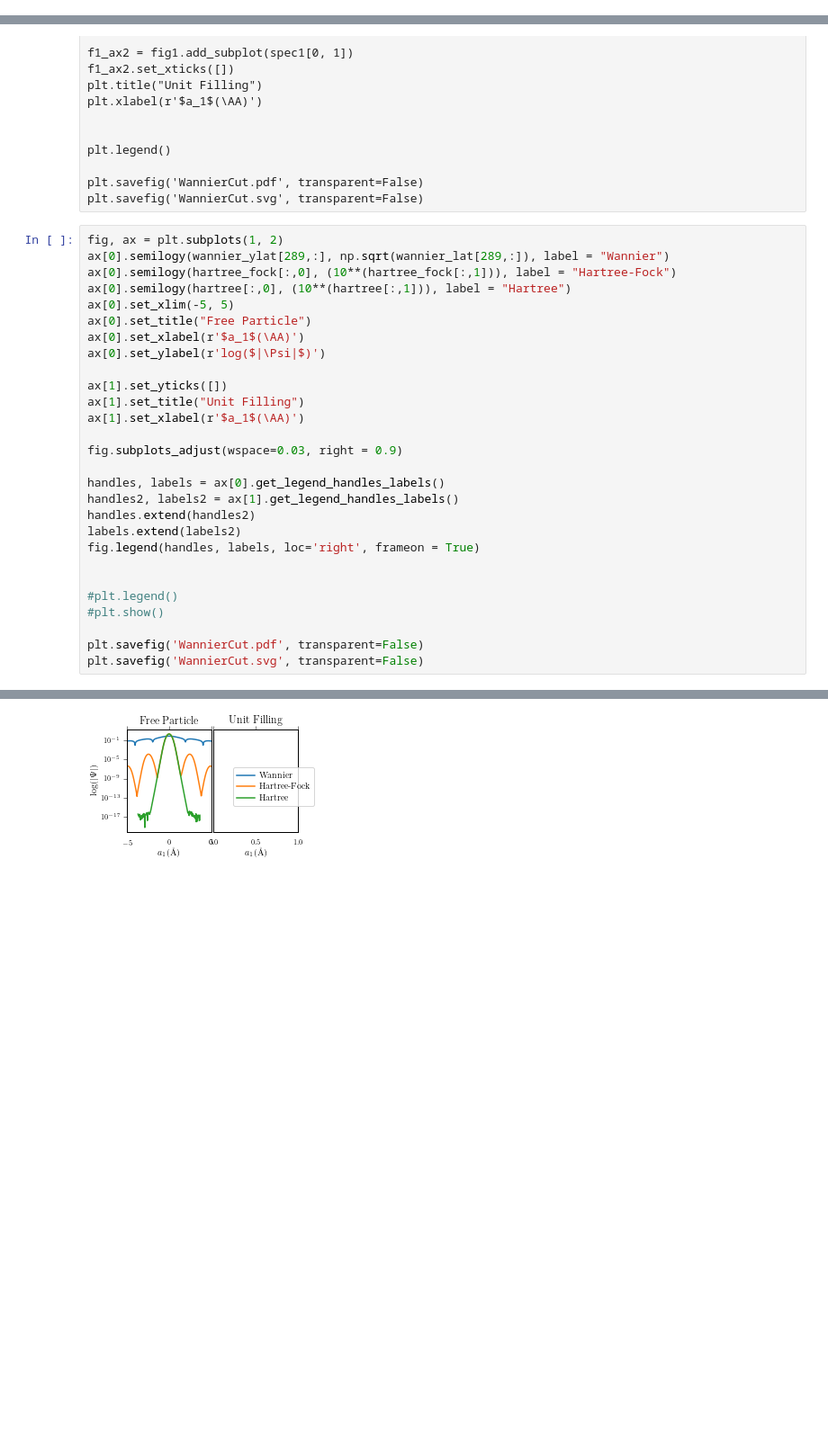
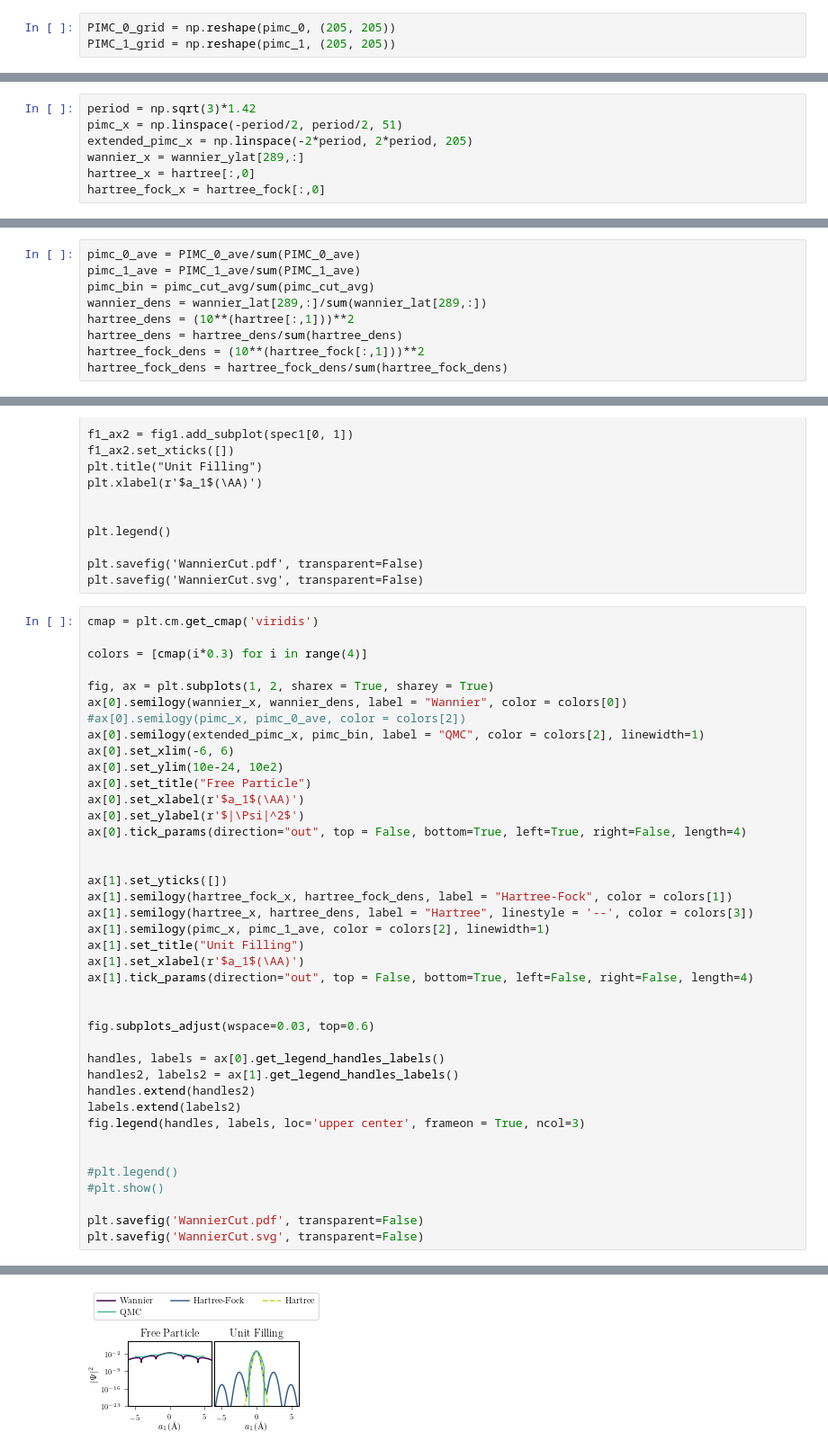
Before and after one commit to DelMaestroGroup/papers-code-BoseHubbardModelHeAdsorptionGraphene, a Jupyter notebook: Figures/Wannier3D/WannierCut.ipynb, the cells around one changed output, grey strips where cells are left out. Shown: that part at 90% size. Saved outputs shown, nothing was run; the diff lists cells and outputs as text; blank space fills up the shorter version.

```diff
--- a/Figures/Wannier3D/WannierCut.ipynb
+++ b/Figures/Wannier3D/WannierCut.ipynb
@@ -16,0 +159,3 @@ hartree_fock = np.loadtxt('../../Data/mytable_HartreeFock.txt', delimiter = ',',
+# %%
+PIMC_0_grid = np.reshape(pimc_0, (205, 205))
+PIMC_1_grid = np.reshape(pimc_1, (205, 205))
@@ -16,0 +250,7 @@ hartree_fock = np.loadtxt('../../Data/mytable_HartreeFock.txt', delimiter = ',',
+# %%
+period = np.sqrt(3)*1.42
+pimc_x = np.linspace(-period/2, period/2, 51)
+extended_pimc_x = np.linspace(-2*period, 2*period, 205)
+wannier_x = wannier_ylat[289,:]
+hartree_x = hartree[:,0]
+hartree_fock_x = hartree_fock[:,0]
@@ -17,3 +259,12 @@ hartree_fock = np.loadtxt('../../Data/mytable_HartreeFock.txt', delimiter = ',',
+# %%
+pimc_0_ave = PIMC_0_ave/sum(PIMC_0_ave)
+pimc_1_ave = PIMC_1_ave/sum(PIMC_1_ave)
+pimc_bin = pimc_cut_avg/sum(pimc_cut_avg)
+wannier_dens = wannier_lat[289,:]/sum(wannier_lat[289,:])
+hartree_dens = (10**(hartree[:,1]))**2
+hartree_dens = hartree_dens/sum(hartree_dens)
+hartree_fock_dens = (10**(hartree_fock[:,1]))**2
+hartree_fock_dens = hartree_fock_dens/sum(hartree_fock_dens)
 # %% [markdown]
 plotting
 # %%
@@ -41,26 +292,38 @@ plt.legend()
 plt.savefig('WannierCut.pdf', transparent=False)
 plt.savefig('WannierCut.svg', transparent=False)
 # %%
-fig, ax = plt.subplots(1, 2)
-ax[0].semilogy(wannier_ylat[289,:], np.sqrt(wannier_lat[289,:]), label = "Wannier")
-ax[0].semilogy(hartree_fock[:,0], (10**(hartree_fock[:,1])), label = "Hartree-Fock")
-ax[0].semilogy(hartree[:,0], (10**(hartree[:,1])), label = "Hartree")
-ax[0].set_xlim(-5, 5)
+cmap = plt.cm.get_cmap('viridis')
+
+colors = [cmap(i*0.3) for i in range(4)]
+
+fig, ax = plt.subplots(1, 2, sharex = True, sharey = True)
+ax[0].semilogy(wannier_x, wannier_dens, label = "Wannier", color = colors[0])
+#ax[0].semilogy(pimc_x, pimc_0_ave, color = colors[2])
+ax[0].semilogy(extended_pimc_x, pimc_bin, label = "QMC", color = colors[2], linewidth=1)
+ax[0].set_xlim(-6, 6)
+ax[0].set_ylim(10e-24, 10e2)
 ax[0].set_title("Free Particle")
 ax[0].set_xlabel(r'$a_1$(\AA)')
-ax[0].set_ylabel(r'log($|\Psi|$)')
+ax[0].set_ylabel(r'$|\Psi|^2$')
+ax[0].tick_params(direction="out", top = False, bottom=True, left=True, right=False, length=4)
+
 
 ax[1].set_yticks([])
+ax[1].semilogy(hartree_fock_x, hartree_fock_dens, label = "Hartree-Fock", color = colors[1])
+ax[1].semilogy(hartree_x, hartree_dens, label = "Hartree", linestyle = '--', color = colors[3])
+ax[1].semilogy(pimc_x, pimc_1_ave, color = colors[2], linewidth=1)
 ax[1].set_title("Unit Filling")
 ax[1].set_xlabel(r'$a_1$(\AA)')
+ax[1].tick_params(direction="out", top = False, bottom=True, left=False, right=False, length=4)
 
-fig.subplots_adjust(wspace=0.03, right = 0.9)
+
+fig.subplots_adjust(wspace=0.03, top=0.6)
 
 handles, labels = ax[0].get_legend_handles_labels()
 handles2, labels2 = ax[1].get_legend_handles_labels()
 handles.extend(handles2)
 labels.extend(labels2)
-fig.legend(handles, labels, loc='right', frameon = True)
+fig.legend(handles, labels, loc='upper center', frameon = True, ncol=3)
 
 
 #plt.legend()
@@ -72 +336 @@ plt.savefig('WannierCut.svg', transparent=False)
-[figure, old version]
+[figure, new version]
```
Also changed, not shown: parts of 22 cells of this notebook, 1 other file.
